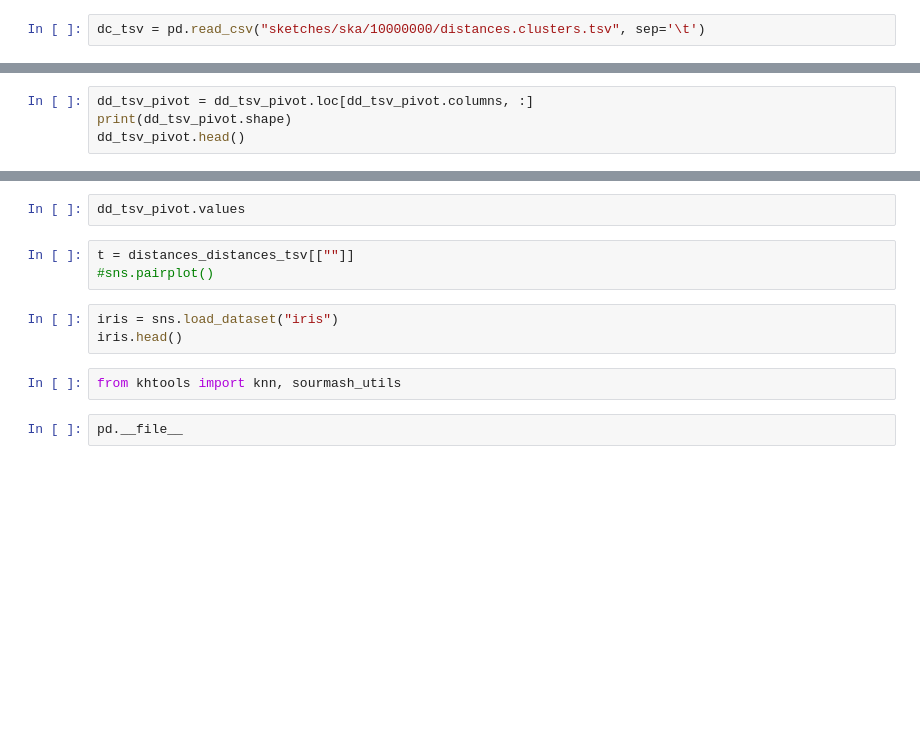
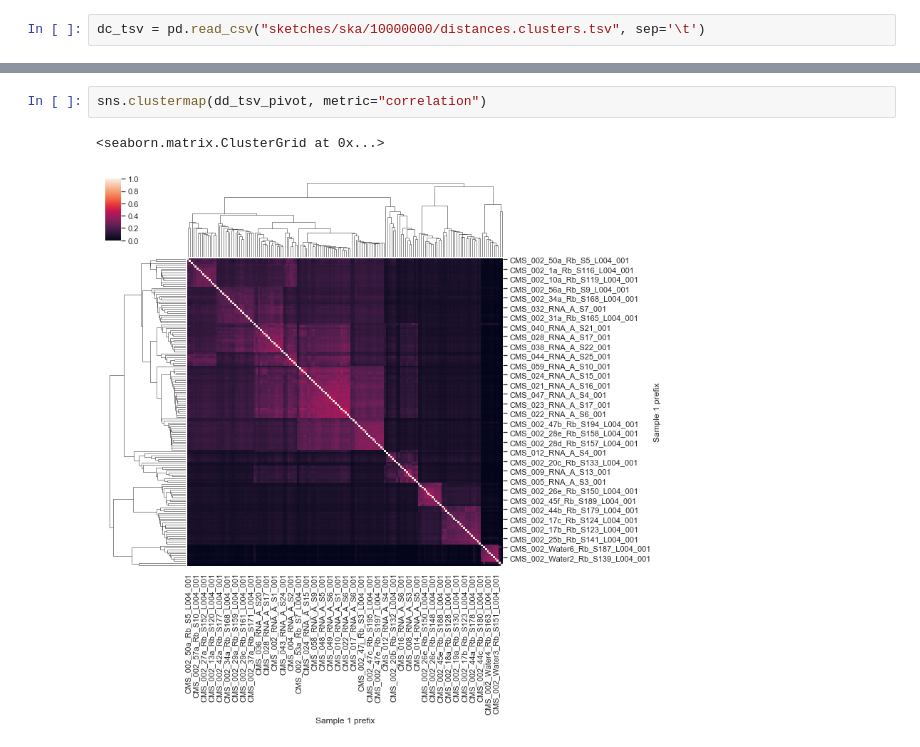
Before and after one commit to czbiohub/sketch-compare, a Jupyter notebook: visualization.ipynb, the cells around one changed output, grey strips where cells are left out. Cells and saved outputs as stored; diff of their text form; blank space fills up the shorter version.

```diff
--- a/visualization.ipynb
+++ b/visualization.ipynb
@@ -90,5 +85 @@ dd_tsv_pivot.head()
 5 rows × 160 columns
-# %%
-dd_tsv_pivot = dd_tsv_pivot.loc[dd_tsv_pivot.columns, :]
-print(dd_tsv_pivot.shape)
-dd_tsv_pivot.head()
@@ -150,12 +86,5 @@ dd_tsv_pivot.fillna(0) + dd_tsv_pivot.T.fillna(0) - np.diag(dd_tsv_pivot.values.
-# %%
-dd_tsv_pivot.values
-# %%
-t = distances_distances_tsv[[""]]
-#sns.pairplot()
-# %%
-iris = sns.load_dataset("iris")
-iris.head()
-# %%
-from khtools import knn, sourmash_utils
-# %%
-pd.__file__
+# %%
+sns.clustermap(dd_tsv_pivot, metric="correlation")
+# %% [output]
+<seaborn.matrix.ClusterGrid at 0x...>
+[figure, added]
```
Also changed, not shown: parts of 7 cells of this notebook.
